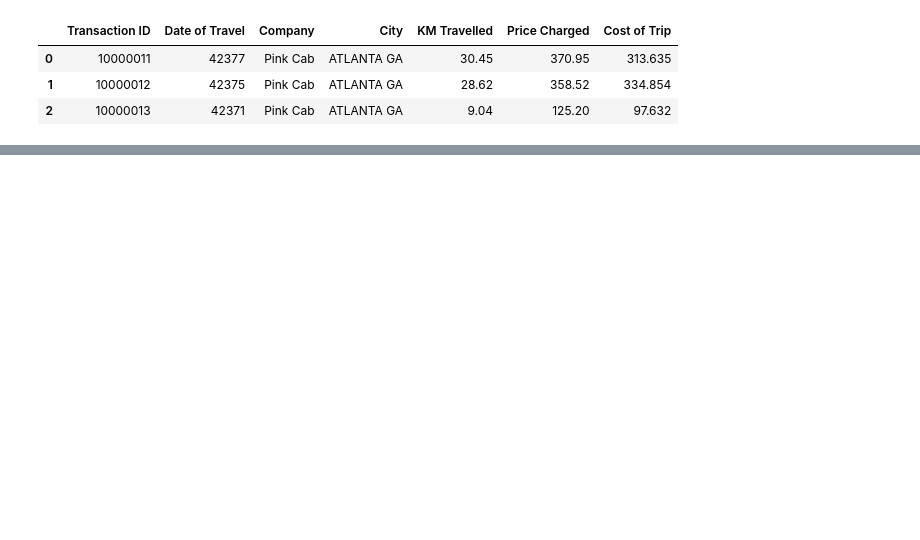
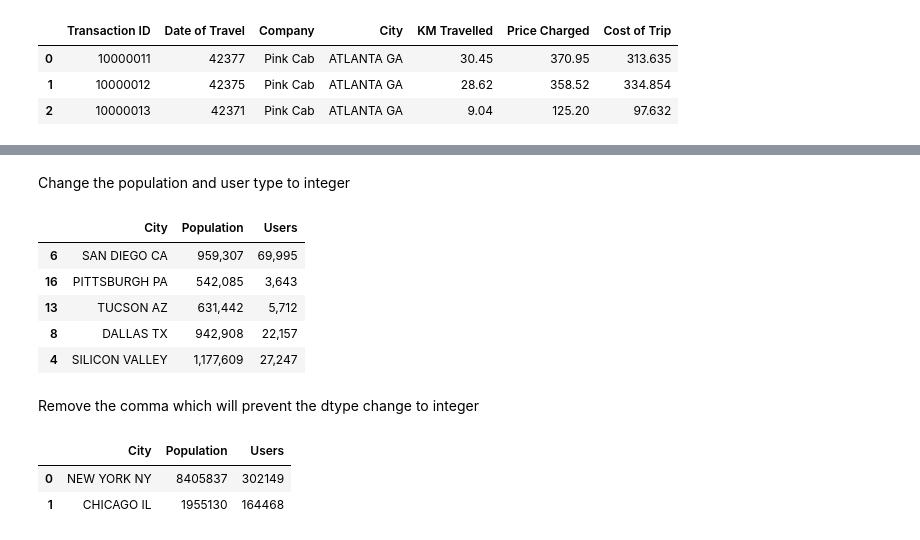
Before and after one commit to Judetheory/Cab_data_business_Analysis, a Jupyter notebook: cab_data.ipynb, the cells around one changed output, grey strips where cells are left out. Drawn from its saved outputs; the diff is of its cells as text; code cells hidden in the pictures; blank space fills up the shorter version.

```diff
--- a/cab_data.ipynb
+++ b/cab_data.ipynb
@@ -128,0 +108,13 @@ Statistical Description of Columns
+# %% [markdown]
+Change the population and user type to integer
+# %%
+city.sample(5)
+# %% [output]
+|  | City | Population | Users |
+| 6 | SAN DIEGO CA | 959,307 | 69,995 |
+| 16 | PITTSBURGH PA | 542,085 | 3,643 |
+| 13 | TUCSON AZ | 631,442 | 5,712 |
+| 8 | DALLAS TX | 942,908 | 22,157 |
+| 4 | SILICON VALLEY | 1,177,609 | 27,247 |
+# %% [markdown]
+Remove the comma which will prevent the dtype change to integer
@@ -128,0 +124,7 @@ Statistical Description of Columns
+# %%
+
+city.head(2)
+# %% [output]
+|  | City | Population | Users |
+| 0 | NEW YORK NY | 8405837 | 302149 |
+| 1 | CHICAGO IL | 1955130 | 164468 |
```
Also changed, not shown: parts of 13 cells of this notebook.
